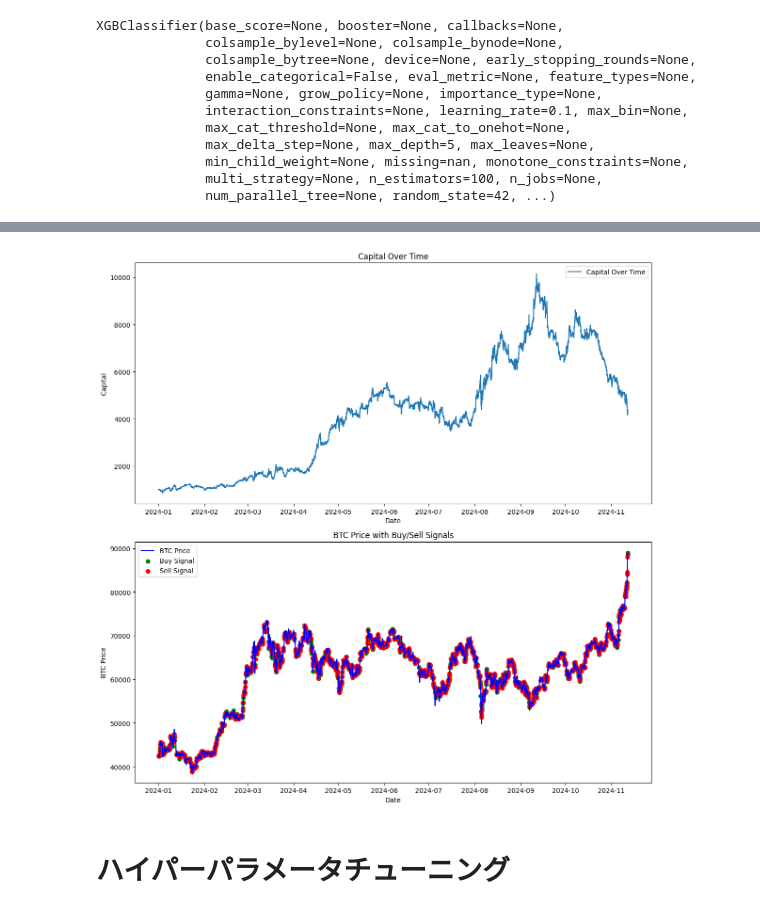
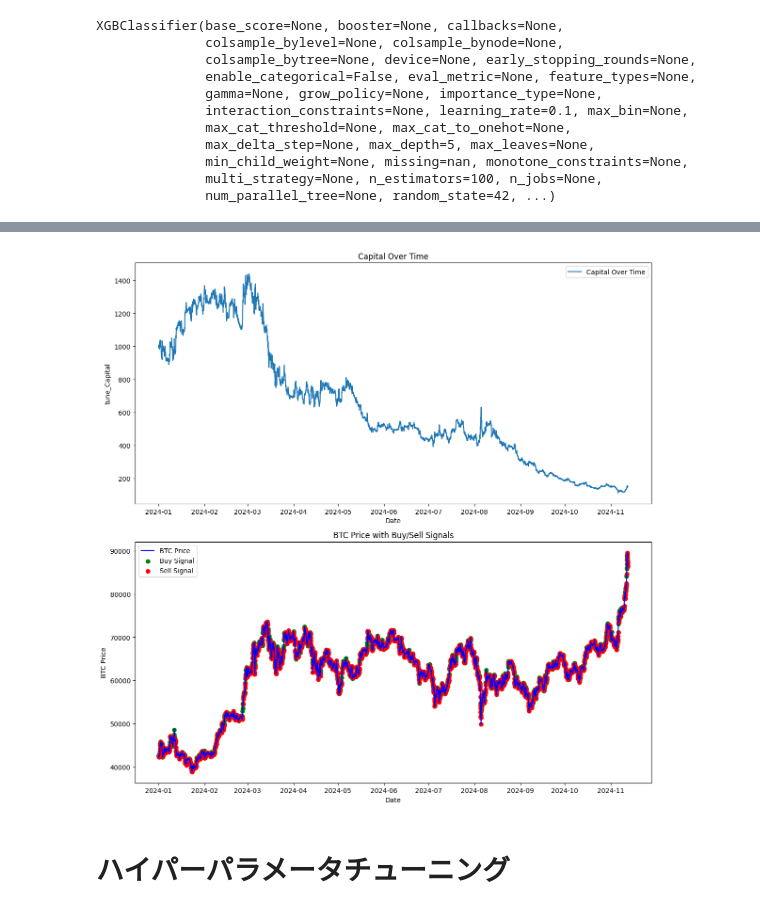
Before and after one commit to mikoto2726/mlbot, a Jupyter notebook: xgboost_mlbot.ipynb, the cells around one changed output, grey strips where cells are left out. Cells and saved outputs as stored; diff of their text form; code cells hidden in the pictures.

```diff
--- a/xgboost_mlbot.ipynb
+++ b/xgboost_mlbot.ipynb
@@ -199,88 +201,62 @@ plt.show()
 # %%
-# 初期設定
-initial_capital = 1000
-capital = initial_capital  # 初期資金をリセット
+# バックテストの実行
+# 取引シミュレーション
+tune_capital = initial_capital  # 初期資金をリセット
 capital_history = []
 positions = []
 buy_signals = []
 sell_signals = []
 
-leverage = 2  # レバレッジ
-
-# 現在のポジションの状態を示す変数
-current_position = 0  # 1=ロング, -1=ショート, 0=ポジションなし
-
-# テスト期間の日付リスト
-test_dates = X_test.index
-
-for i in range(len(test_dates) - 1):
+for i in range(len(test_dates)-1):
     date = test_dates[i]
     prediction = y_pred[i]
     close_price = df.loc[date, 'close']
-    next_date = test_dates[i + 1]
+    next_date = test_dates[i+1]
     next_close_price = df.loc[next_date, 'close']
 
-    # ポジションの決定と変更
-    if prediction == 1:  # 上がると予想
-        if current_position == -1:  # 現在ショートなら決済してロングに変更
-            sell_signals.append((date, close_price))  # ショート決済
-            current_position = 1
-            buy_signals.append((next_date, next_close_price))  # ロングエントリー
-
-        elif current_position == 0:
-            current_position = 1
-            buy_signals.append((next_date, next_close_price))  # ロングエントリー
-
-        else:
-            current_position = 1
-
-
-    elif prediction == 0:  # 下がると予想
-        if current_position == 1:  # 現在ロングなら決済してショートに変更
-            buy_signals.append((date, close_price))  # ロング決済
-            current_position = -1
-            sell_signals.append((next_date, next_close_price))  # ショートエントリー
-
-        elif current_position == 0:
-            current_position = -1
-            sell_signals.append((next_date, next_close_price))  # ショートエントリー
-
-        else:
-            current_position = -1
+    # ポジションの決定
+    if prediction == 1:
+        position = 1  # ロング
+        buy_signals.append((next_date, next_close_price))  # 買いのシグナル
+    else:
+        position = -1  # ショート
+        sell_signals.append((next_date, next_close_price))  # 売りのシグナル
 
     # リターンの計算
-    ret = (next_close_price - close_price) / close_price * current_position * leverage
-    capital = capital * (1 + ret)
-    capital_history.append(capital)
-    positions.append(current_position)
+    ret = (next_close_price - close_price) / close_price * position * leverage
+    tune_capital = tune_capital * (1 + ret)
+    capital_history.append(tune_capital)
+    positions.append(position)
 
 # バックテスト結果のデータフレーム作成
 backtest_results = pd.DataFrame(index=test_dates[:-1])
-backtest_results['Capital'] = capital_history
+backtest_results['tune_capital'] = capital_history
 backtest_results['Position'] = positions
 
 # リターンの計算
-backtest_results['Return'] = backtest_results['Capital'].pct_change().fillna(0)
+backtest_results['Return'] = backtest_results['tune_capital'].pct_change().fillna(0)
 
 # シャープレシオの計算（リスクフリーレートは0と仮定）
-sharpe_ratio = (backtest_results['Return'].mean() / backtest_results['Return'].std()) * np.sqrt(365 * 24)
+tune_sharpe_ratio = (backtest_results['Return'].mean() / backtest_results['Return'].std()) * np.sqrt(365 * 24)
 
-print('Final capital:', capital)
-print('Sharpe Ratio:', sharpe_ratio)
+print('Final tune_capital:', tune_capital)
+print('Sharpe Ratio:', tune_sharpe_ratio)
 
 # 資産推移と売買のプロット
+import matplotlib.pyplot as plt
+
 plt.figure(figsize=(12, 12))
 
 # 1つ目のグラフ: 資産推移のプロット
-plt.subplot(2, 1, 1)
-plt.plot(backtest_results.index, backtest_results['Capital'], label='Capital Over Time')
+plt.subplot(2, 1, 1)  # 2行1列のグラフの1番目
+plt.plot(backtest_results.index, backtest_results['tune_capital'], label='Capital Over Time')
 plt.title('Capital Over Time')
 plt.xlabel('Date')
-plt.ylabel('Capital')
+plt.ylabel('tune_Capital')
 plt.legend()
 
 # 2つ目のグラフ: BTC価格と売買シグナルのプロット
-plt.subplot(2, 1, 2)
+plt.subplot(2, 1, 2)  # 2行1列のグラフの2番目
 plt.plot(df.loc[test_dates[:-1], 'close'], label='BTC Price', color='blue')
 
 # 買いのシグナル（緑の丸）
@@ -306,4 +282,4 @@ Sharpe Ratio: 2.1460122208267034
-[figure, old version]
+[figure, new version]
 # %% [markdown]
 # ハイパーパラメータチューニング
 # %%
```
Also changed, not shown: parts of 12 cells of this notebook, 6 other files.
